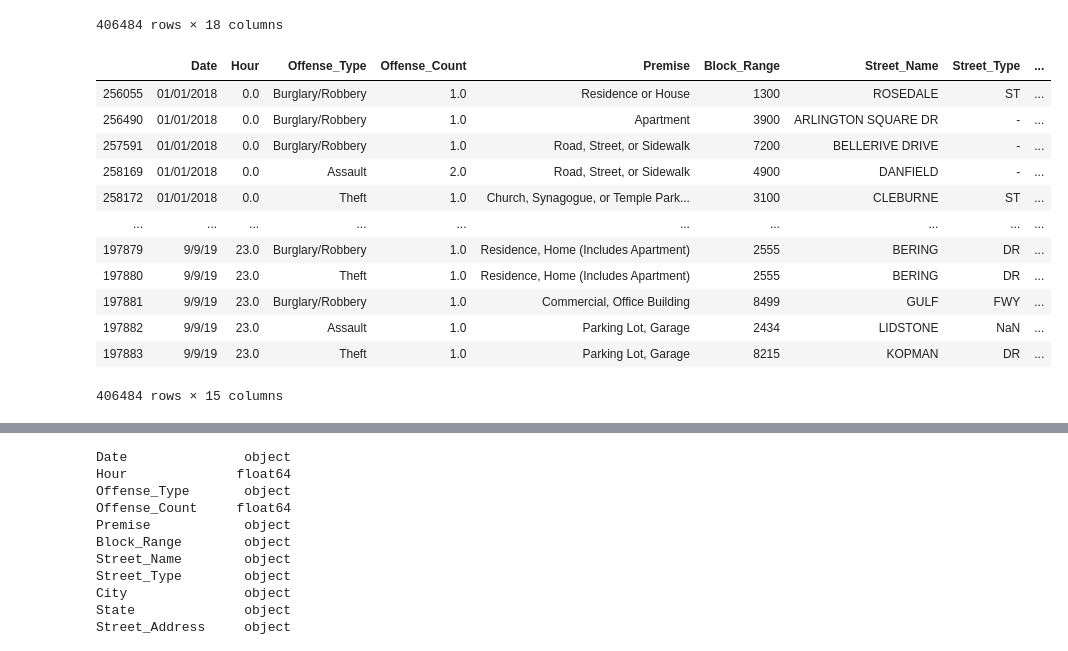
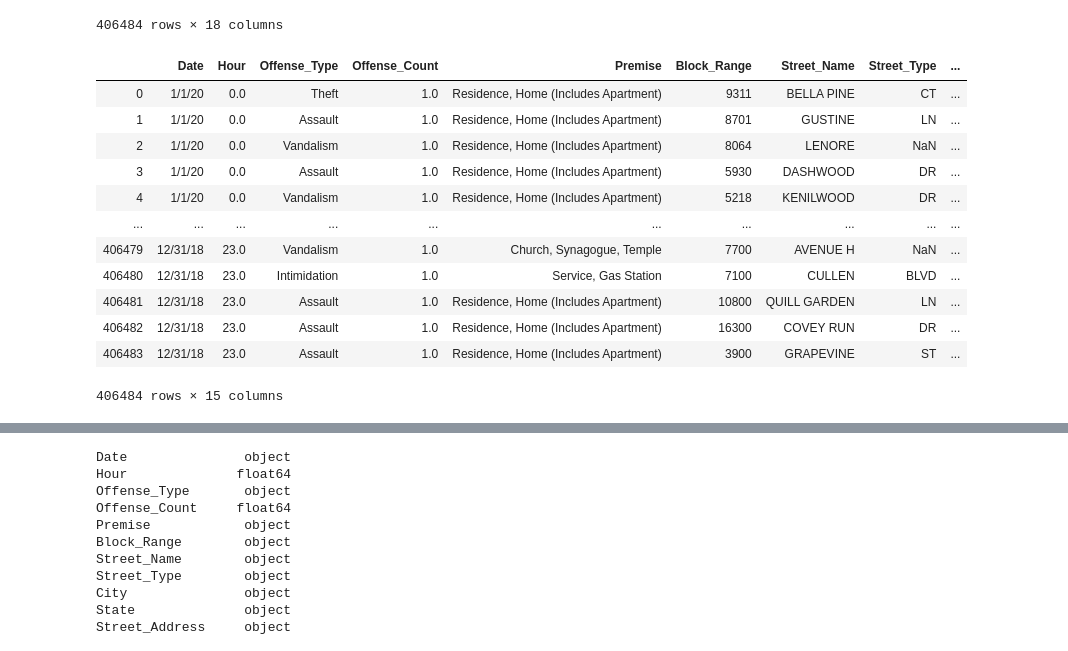
Before and after one commit to florin-vasiliu/Houston-Crime-Analysis, a Jupyter notebook: DataMerging.ipynb, the cells around one changed output, grey strips where cells are left out. Saved outputs shown, nothing was run; the diff lists cells and outputs as text; code cells hidden in the pictures.

```diff
--- a/DataMerging.ipynb
+++ b/DataMerging.ipynb
@@ -30,30 +30,27 @@ crime_data
 | 406483 | 406483 | 498676 | 12/31/18 | 23.0 | Assault | 1.0 | Residence, Home (Includes Apartment) | 3900 | ... |
 406484 rows × 18 columns
 # %%
-#sort crime df
-crime_data = crime_data.sort_values(["Date", "Hour"])
-
 #delete unecessary columns
 del crime_data["Unnamed: 0"]
 del crime_data["Unnamed: 0.1"]
 del crime_data["Zip_Code"]
 
 crime_data['Tract'] = crime_data['Tract'].apply(lambda f: format(f, '.0f'))
 
 crime_data
 # %% [output]
 |  | Date | Hour | Offense_Type | Offense_Count | Premise | Block_Range | Street_Name | Street_Type | ... |
-| 256055 | 01/01/2018 | 0.0 | Burglary/Robbery | 1.0 | Residence or House | 1300 | ROSEDALE | ST | ... |
-| 256490 | 01/01/2018 | 0.0 | Burglary/Robbery | 1.0 | Apartment | 3900 | ARLINGTON SQUARE DR | - | ... |
-| 257591 | 01/01/2018 | 0.0 | Burglary/Robbery | 1.0 | Road, Street, or Sidewalk | 7200 | BELLERIVE DRIVE | - | ... |
-| 258169 | 01/01/2018 | 0.0 | Assault | 2.0 | Road, Street, or Sidewalk | 4900 | DANFIELD | - | ... |
-| 258172 | 01/01/2018 | 0.0 | Theft | 1.0 | Church, Synagogue, or Temple Park... | 3100 | CLEBURNE | ST | ... |
+| 0 | 1/1/20 | 0.0 | Theft | 1.0 | Residence, Home (Includes Apartment) | 9311 | BELLA PINE | CT | ... |
+| 1 | 1/1/20 | 0.0 | Assault | 1.0 | Residence, Home (Includes Apartment) | 8701 | GUSTINE | LN | ... |
+| 2 | 1/1/20 | 0.0 | Vandalism | 1.0 | Residence, Home (Includes Apartment) | 8064 | LENORE | NaN | ... |
+| 3 | 1/1/20 | 0.0 | Assault | 1.0 | Residence, Home (Includes Apartment) | 5930 | DASHWOOD | DR | ... |
+| 4 | 1/1/20 | 0.0 | Vandalism | 1.0 | Residence, Home (Includes Apartment) | 5218 | KENILWOOD | DR | ... |
 | ... | ... | ... | ... | ... | ... | ... | ... | ... | ... |
-| 197879 | 9/9/19 | 23.0 | Burglary/Robbery | 1.0 | Residence, Home (Includes Apartment) | 2555 | BERING | DR | ... |
-| 197880 | 9/9/19 | 23.0 | Theft | 1.0 | Residence, Home (Includes Apartment) | 2555 | BERING | DR | ... |
-| 197881 | 9/9/19 | 23.0 | Burglary/Robbery | 1.0 | Commercial, Office Building | 8499 | GULF | FWY | ... |
-| 197882 | 9/9/19 | 23.0 | Assault | 1.0 | Parking Lot, Garage | 2434 | LIDSTONE | NaN | ... |
-| 197883 | 9/9/19 | 23.0 | Theft | 1.0 | Parking Lot, Garage | 8215 | KOPMAN | DR | ... |
+| 406479 | 12/31/18 | 23.0 | Vandalism | 1.0 | Church, Synagogue, Temple | 7700 | AVENUE H | NaN | ... |
+| 406480 | 12/31/18 | 23.0 | Intimidation | 1.0 | Service, Gas Station | 7100 | CULLEN | BLVD | ... |
+| 406481 | 12/31/18 | 23.0 | Assault | 1.0 | Residence, Home (Includes Apartment) | 10800 | QUILL GARDEN | LN | ... |
+| 406482 | 12/31/18 | 23.0 | Assault | 1.0 | Residence, Home (Includes Apartment) | 16300 | COVEY RUN | DR | ... |
+| 406483 | 12/31/18 | 23.0 | Assault | 1.0 | Residence, Home (Includes Apartment) | 3900 | GRAPEVINE | ST | ... |
 406484 rows × 15 columns
 # %%
 crime_data['Year'] = pd.DatetimeIndex(crime_data['Date']).year
```
Also changed, not shown: parts of 9 cells of this notebook, 2 other files.
